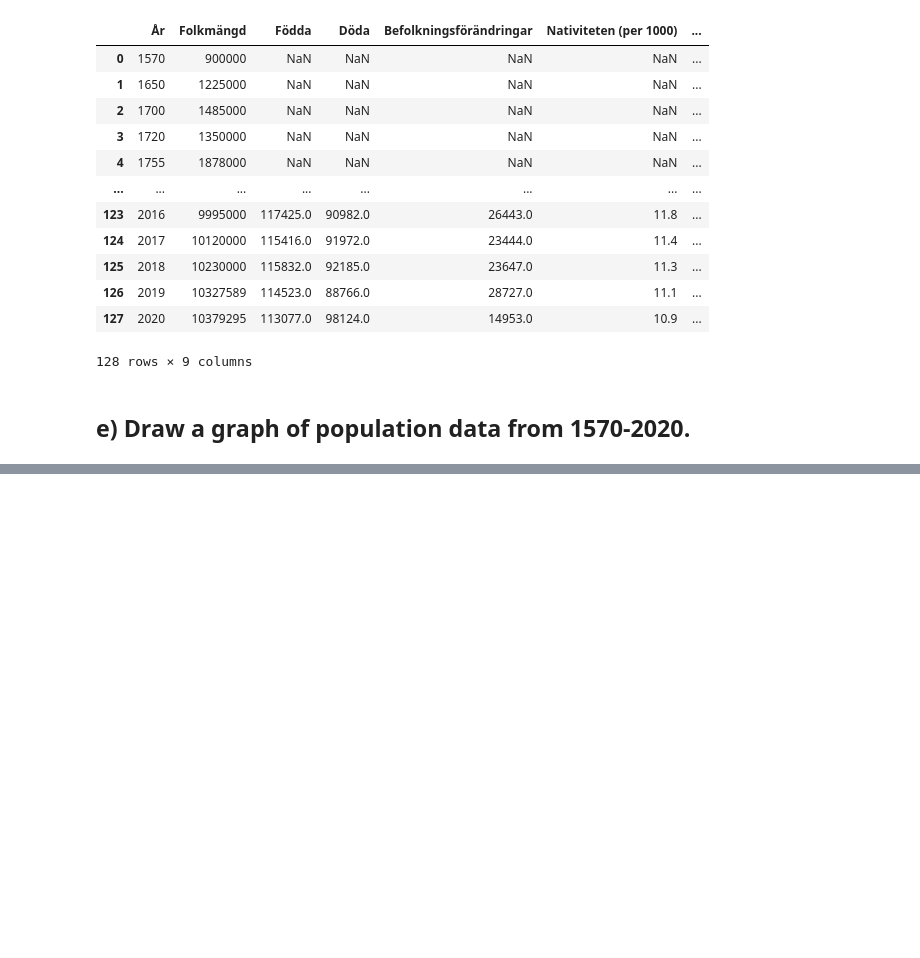
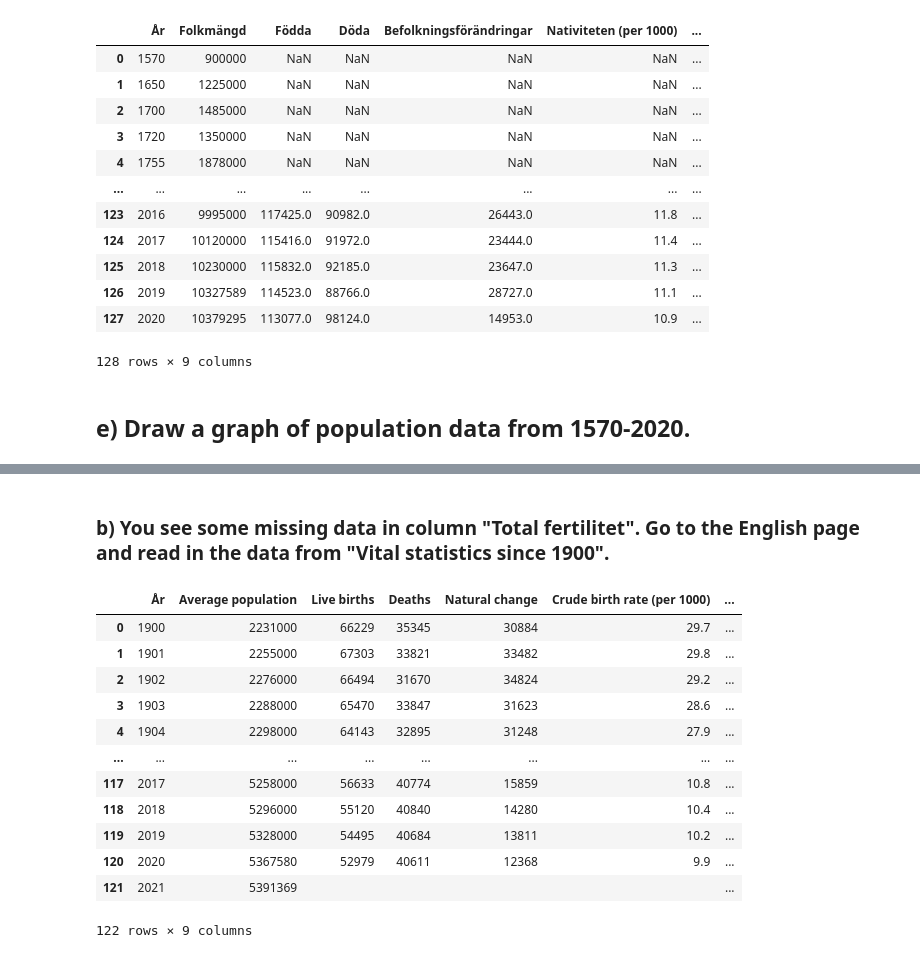
Before and after one commit to Erik-M-Larsson/Databehandling-Erik-Larsson, a Jupyter notebook: Exercises/E2.ipynb, the cells around one changed output, grey strips where cells are left out. Drawn from its saved outputs; the diff is of its cells as text; code cells hidden in the pictures; blank space fills up the shorter version.

```diff
--- a/Exercises/E2.ipynb
+++ b/Exercises/E2.ipynb
@@ -113,0 +183,23 @@ fig.show()
+# %% [markdown]
+###  b) You see some missing data in column "Total fertilitet". Go to the English page and read in the data from "Vital statistics since 1900".
+# %%
+link = "https://en.wikipedia.org/wiki/Demographics_of_Norway"
+
+bef_stat_n_e = pd.read_html(link, match= "Crude birth rate", thousands= ",", decimal=".", header=0, keep_default_na=False)[0]
+
+bef_stat_n_e = bef_stat_n_e.rename({"Unnamed: 0" : "År"}, axis="columns")
+bef_stat_n_e
+# %% [output]
+|  | År | Average population | Live births | Deaths | Natural change | Crude birth rate (per 1000) | ... |
+| 0 | 1900 | 2231000 | 66229 | 35345 | 30884 | 29.7 | ... |
+| 1 | 1901 | 2255000 | 67303 | 33821 | 33482 | 29.8 | ... |
+| 2 | 1902 | 2276000 | 66494 | 31670 | 34824 | 29.2 | ... |
+| 3 | 1903 | 2288000 | 65470 | 33847 | 31623 | 28.6 | ... |
+| 4 | 1904 | 2298000 | 64143 | 32895 | 31248 | 27.9 | ... |
+| ... | ... | ... | ... | ... | ... | ... | ... |
+| 117 | 2017 | 5258000 | 56633 | 40774 | 15859 | 10.8 | ... |
+| 118 | 2018 | 5296000 | 55120 | 40840 | 14280 | 10.4 | ... |
+| 119 | 2019 | 5328000 | 54495 | 40684 | 13811 | 10.2 | ... |
+| 120 | 2020 | 5367580 | 52979 | 40611 | 12368 | 9.9 | ... |
+| 121 | 2021 | 5391369 |  |  |  |  | ... |
+122 rows × 9 columns
```
Also changed, not shown: parts of 16 cells of this notebook.
